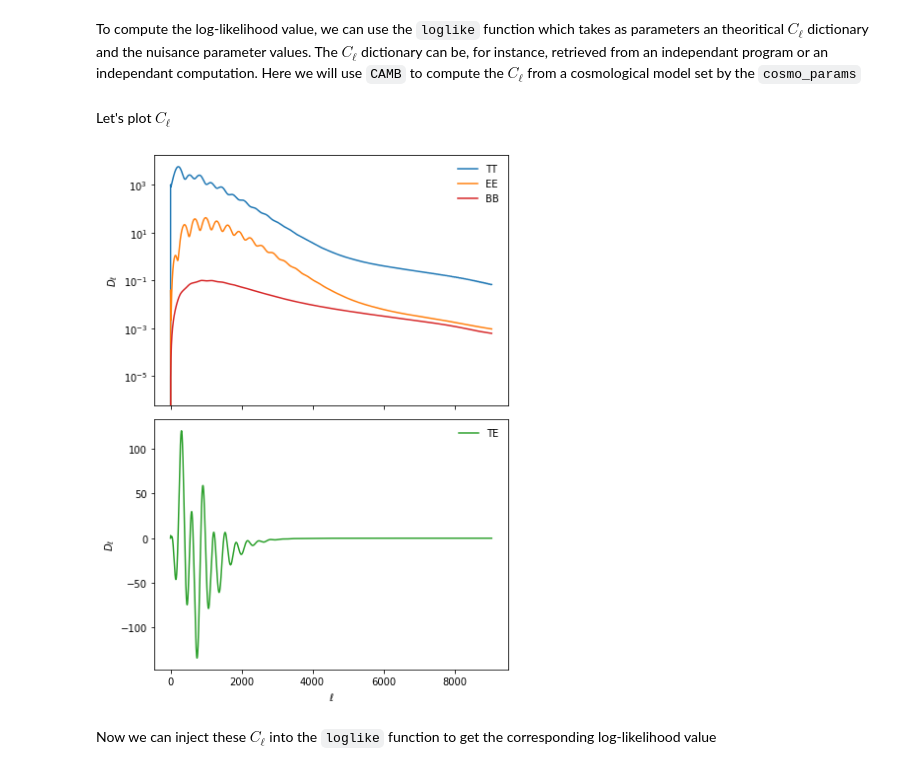
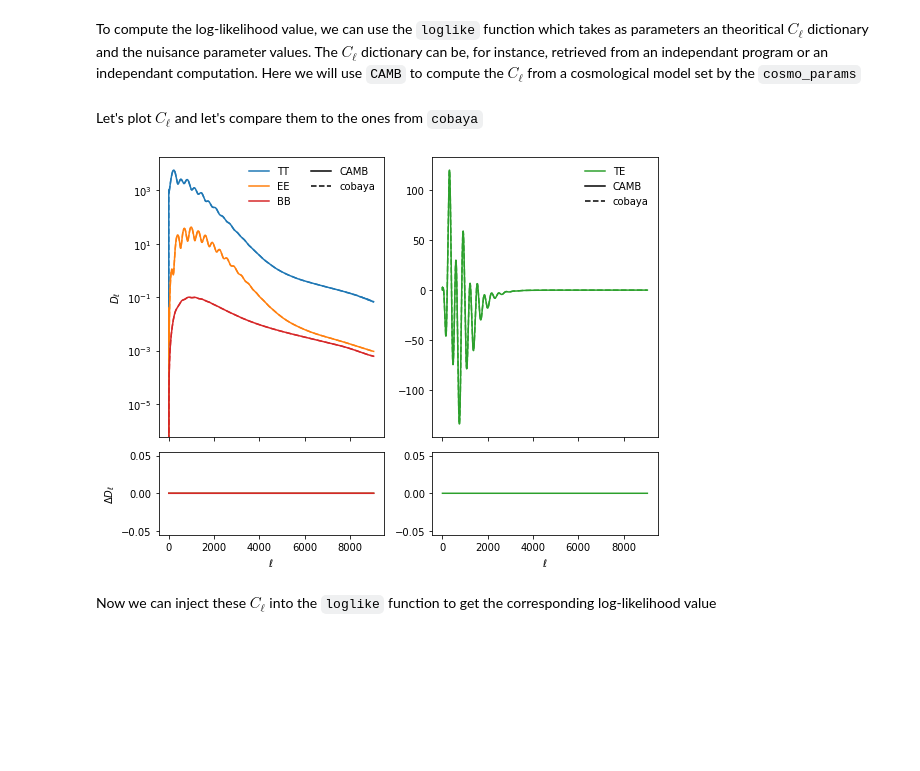
Before and after one commit to simonsobs/LAT_MFLike, a Jupyter notebook: notebooks/mflike_tutorial.ipynb, the cells around one changed output. Cells and saved outputs as stored; diff of their text form; code cells hidden in the pictures; blank space fills up the shorter version.

```diff
--- a/notebooks/mflike_tutorial.ipynb
+++ b/notebooks/mflike_tutorial.ipynb
@@ -445,22 +451,31 @@ powers = results.get_cmb_power_spectra(pars, CMB_unit="muK")
 cl_dict = {k: powers["total"][:, v]
            for k, v in {"tt": 0, "ee": 1, "te": 3, "bb": 2}.items()}
 # %% [markdown]
-Let's plot $C_\ell$
+Let's plot $C_\ell$ and let's compare them to the ones from `cobaya`
-# %%
-l = np.arange(cl_dict["tt"].shape[0])
-fig, axes = plt.subplots(2, 1, sharex=True, figsize=(6, 8))
-axes[0].set_yscale("log")
-for i, (k, v) in enumerate(cl_dict.items()):
-    ax = axes[1] if k == "te" else axes[0]
-    ax.plot(l, v, "-C{}".format(i), label=k.upper())
-
-for ax in axes:
-    ax.set_ylabel(r"$D_\ell$")
-    ax.legend()
-    axes[1].set_xlabel(r"$\ell$")
-    plt.tight_layout()
-# %% [output]
-[figure, removed]
+# %%
+fig = plt.figure(figsize=(8, 6))
+gs = plt.GridSpec(4, 2)
+axes = {"tt": [fig.add_subplot(gs[0:3, 0], xticklabels=[]), fig.add_subplot(gs[-1, 0])],
+        "te": [fig.add_subplot(gs[0:3, 1], xticklabels=[]), fig.add_subplot(gs[-1, 1])]}
+
+l = np.arange(cl_dict["tt"].shape[0])
+for i, (k, v) in enumerate(cl_dict.items()):
+    plot = axes["te"][0].plot if k == "te" else axes["tt"][0].semilogy
+    plot(l, v, "-C{}".format(i), label=k.upper())
+    plot(l, Dls[k], "--C{}".format(i))
+    ax = axes["te"][1] if k == "te" else axes["tt"][1]
+    ax.plot(l, v - Dls[k], "-C{}".format(i))
+
+axes["tt"][0].set_ylabel(r"$D_\ell$")
+axes["tt"][1].set_ylabel(r"$\Delta D_\ell$")
+for k in axes.keys():
+    axes[k][1].set_xlabel(r"$\ell$")
+    axes[k][0].plot([], [], "-k", label="CAMB")
+    axes[k][0].plot([], [], "--k", label="cobaya")
+    axes[k][0].legend(ncol=1 if k == "te" else 2)
+plt.tight_layout()
+# %% [output]
+[figure, added]
 # %% [markdown]
 Now we can inject these $C_\ell$ into the `loglike` function to get the corresponding log-likelihood
 value
```
Also changed, not shown: parts of 14 cells of this notebook.
